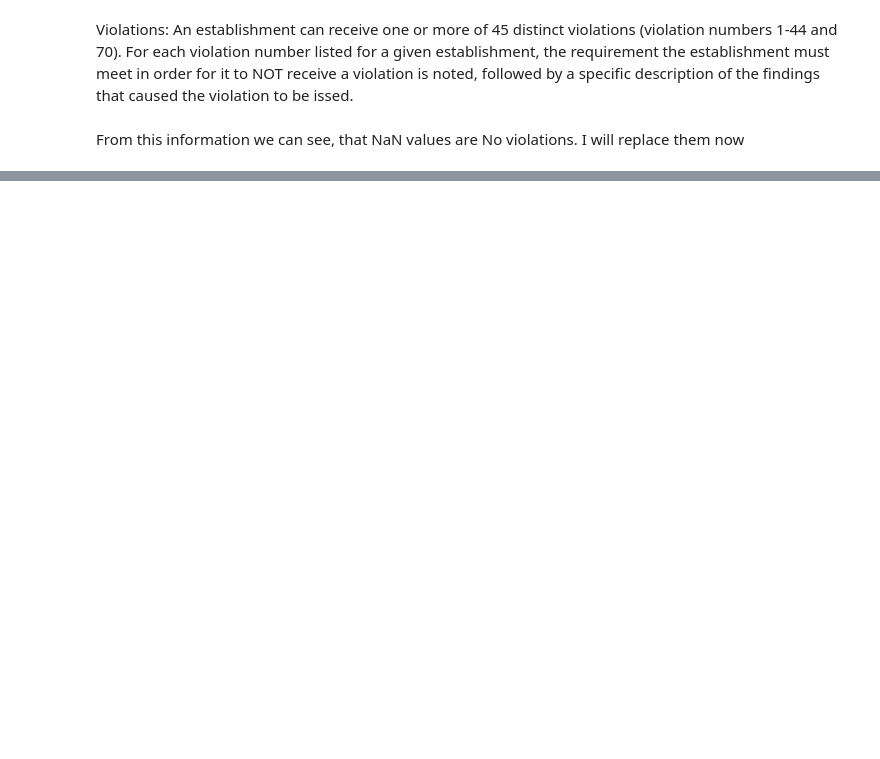
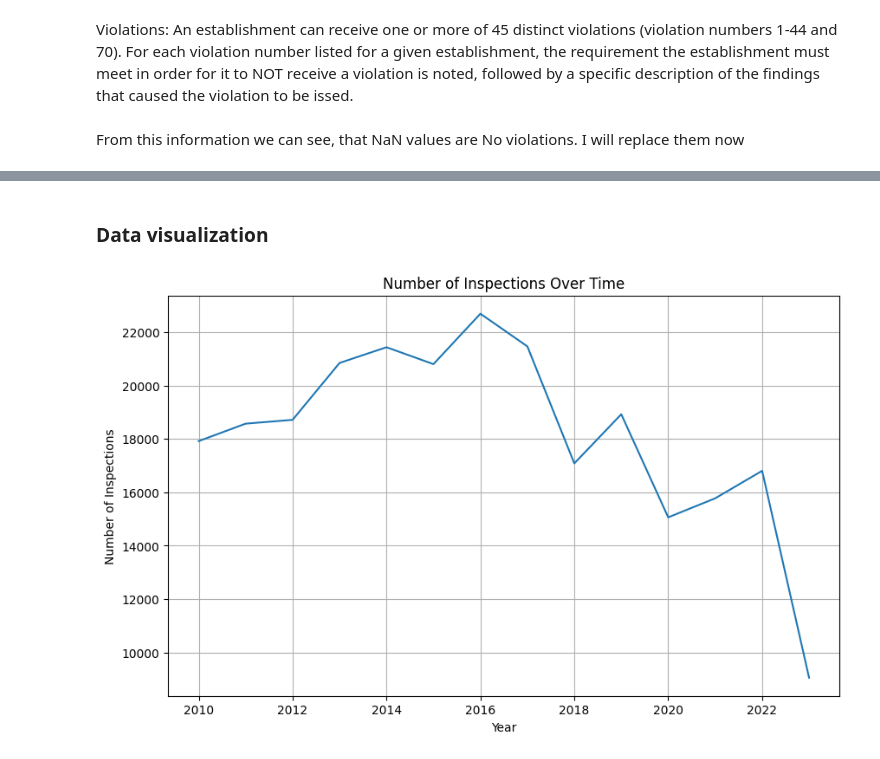
Before and after one commit to aremn/Chicago-Food, a Jupyter notebook: Chicago Inspection.ipynb, the cells around one changed output, grey strips where cells are left out. Cells and saved outputs as stored; diff of their text form; code cells hidden in the pictures; blank space fills up the shorter version.

```diff
--- a/Chicago Inspection.ipynb
+++ b/Chicago Inspection.ipynb
@@ -784,2 +429,0 @@ memory usage: 41.3+ MB
-# %%
-data.fillna(value={'Violations': ''}, inplace=True)
@@ -925,5 +429,0 @@ Name: Facility Type, dtype: int64
-# %%
-threshold = 100  # This is just an example threshold
-value_counts = data['Facility Type'].value_counts()
-to_remove = value_counts[value_counts <= threshold].index
-data['Facility Type'].replace(to_remove, 'Other', inplace=True)
@@ -971,10 +429,0 @@ Name: Risk, dtype: int64
-# %%
-data.drop('Violations', axis = 1, inplace = True)
-# %%
-# Convert list of violation codes to string
-data['Violation Codes'] = data['Violation Codes'].apply(lambda x: ' '.join(map(str, x)))
-
-le = LabelEncoder()
-
-# Apply LabelEncoder
-data['Violation Codes'] = le.fit_transform(data['Violation Codes'])
@@ -1164,0 +453,19 @@ Best accuracy for XGBoost:  0.8808529625174927
+# %% [markdown]
+### Data visualization
+# %%
+data['Inspection Date'] = pd.to_datetime(data['Inspection Date'])
+
+# Create a new dataframe with inspection counts by year
+data_yearly_counts = data['Inspection Date'].dt.year.value_counts().sort_index().reset_index()
+data_yearly_counts.columns = ['Year', 'Count']
+
+# Plot the number of inspections over time
+plt.figure(figsize=(10, 6))
+sns.lineplot(x='Year', y='Count', data=data_yearly_counts)
+plt.title('Number of Inspections Over Time')
+plt.xlabel('Year')
+plt.ylabel('Number of Inspections')
+plt.grid(True)
+plt.show()
+# %% [output]
+[figure, added]
```
Also changed, not shown: parts of 211 cells of this notebook, 1 other file.
